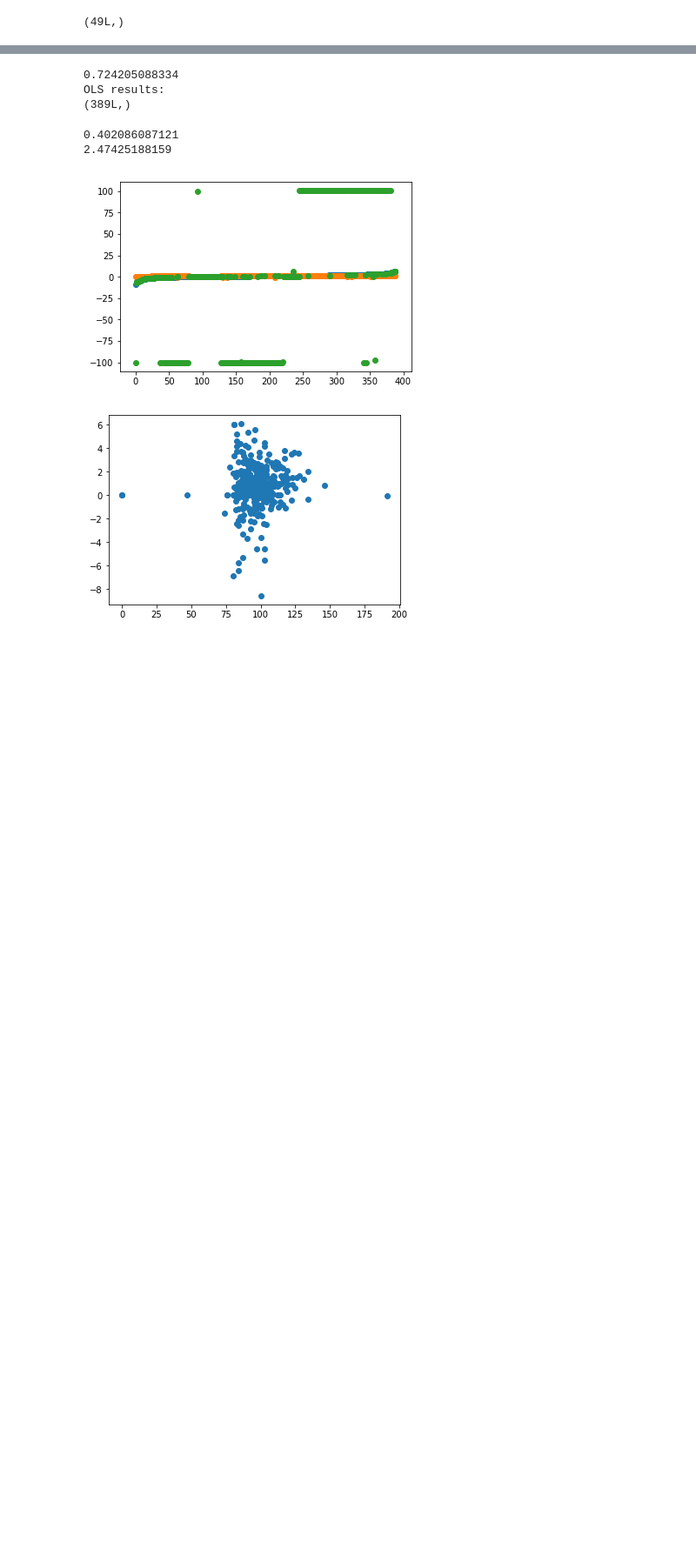
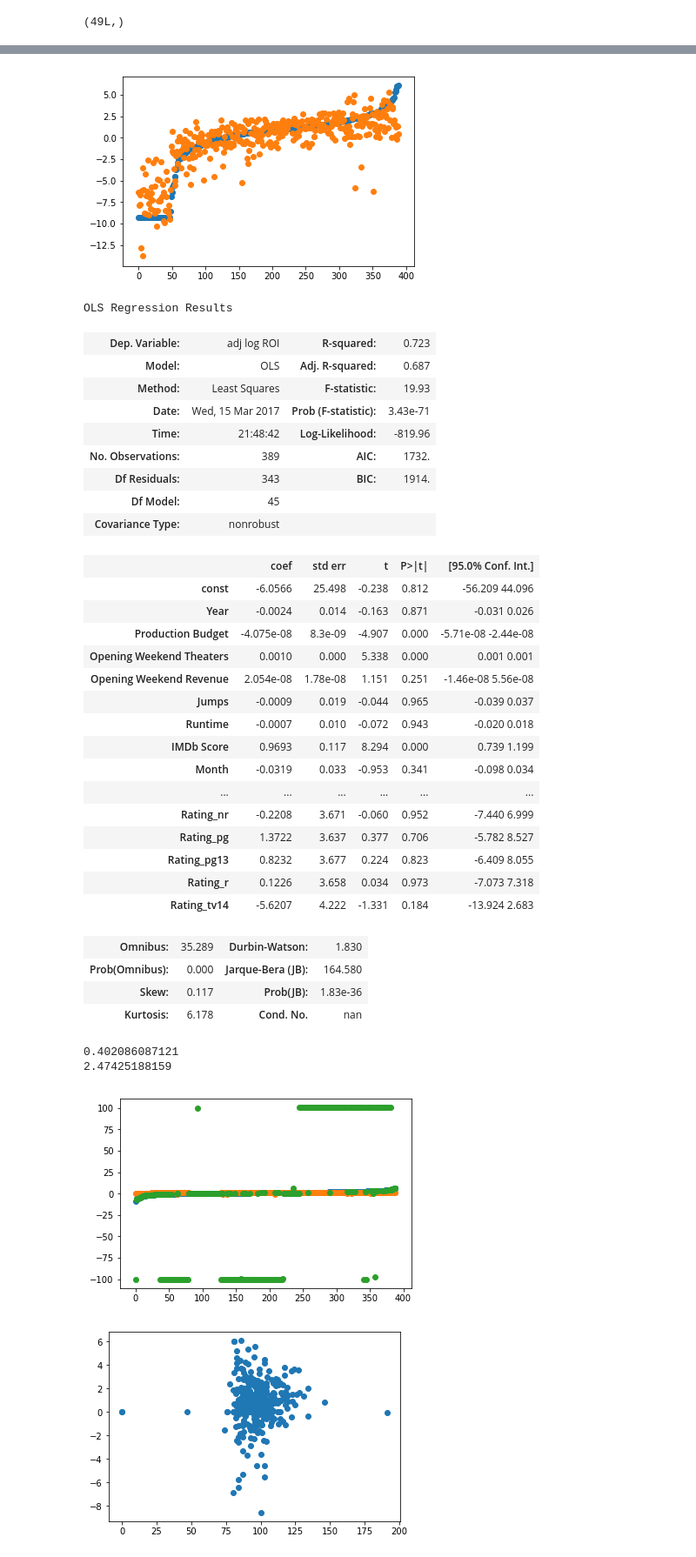
Before and after one commit to jasonyzhao/MetricsB, a Jupyter notebook: MetricsB.ipynb, the cells around one changed output, grey strips where cells are left out. Shown: that part at 87% size. Cells and saved outputs as stored; diff of their text form; code cells hidden in the pictures; blank space fills up the shorter version.

Commit message:
added output files

```diff
--- a/MetricsB.ipynb
+++ b/MetricsB.ipynb
@@ -353,23 +350,64 @@ print np.dot(ydiff,ydiff)/len(ydiff)
 # %%
 #y_pred = lassoreg.predict(data[predictors])
 # rss = np.sum((y_pred - df['ROI'])**2)
 import statsmodels.api as sm
-lm = LinearRegression()
-lm.fit(X,y)
-coefs =  lm.coef_
-print lm.score(X,y)
-print("OLS results: ")
-zip(dummies.columns[3:], coefs)
+X2 = sm.add_constant(X)
+# lm = LinearRegression()
+# lm.fit(X2,y)
+# coefs =  lm.coef_
+# print lm.score(X2,y)
+# print("OLS results: ")
+# print zip(dummies.columns[3:], coefs)
 
-model = sm.OLS(y,X)#stats0models.regression.linear_models.ols(y,X)#sm.ols(y,X)
-result = model.fit_regularized(alpha=0.0025, l1_wt=1)
-result.summary()
-smhat = result.predict(X)
-print smhat.shape
+model = sm.OLS(y,X2)#stats0models.regression.linear_models.ols(y,X)#sm.ols(y,X)
+result = model.fit_regularized(alpha=0.002, l1_wt=1)
+yhat = result.predict(X2)
+yhat = np.array(yhat)
+ys = np.array(y)
+sort = np.argsort(ys)
+plt.scatter(np.arange(len(ys)),ys[sort])
+plt.scatter(np.arange(len(ys)),yhat[sort])
+plt.show()
+summary = result.summary()
+#np.savetxt("lassosummary.txt", summary)
+text_file = open("LassoOutput.txt", "w")
+text_file.write(str(summary))
+text_file.close()
+summary
+# smhat = result.predict(X)
+# print smhat.shape
 # %% [output]
+[figure, added]
-0.724205088334
-OLS results:
-(389L,)
+OLS Regression Results
+| Dep. Variable: | adj log ROI | R-squared: | 0.723 |
+| Model: | OLS | Adj. R-squared: | 0.687 |
+| Method: | Least Squares | F-statistic: | 19.93 |
+| Date: | Wed, 15 Mar 2017 | Prob (F-statistic): | 3.43e-71 |
+| Time: | 21:48:42 | Log-Likelihood: | -819.96 |
+| No. Observations: | 389 | AIC: | 1732. |
+| Df Residuals: | 343 | BIC: | 1914. |
+| Df Model: | 45 |  |  |
+| Covariance Type: | nonrobust |  |  |
+|  | coef | std err | t | P>|t| | [95.0% Conf. Int.] |
+| const | -6.0566 | 25.498 | -0.238 | 0.812 | -56.209 44.096 |
+| Year | -0.0024 | 0.014 | -0.163 | 0.871 | -0.031 0.026 |
+| Production Budget | -4.075e-08 | 8.3e-09 | -4.907 | 0.000 | -5.71e-08 -2.44e-08 |
+| Opening Weekend Theaters | 0.0010 | 0.000 | 5.338 | 0.000 | 0.001 0.001 |
+| Opening Weekend Revenue | 2.054e-08 | 1.78e-08 | 1.151 | 0.251 | -1.46e-08 5.56e-08 |
+| Jumps | -0.0009 | 0.019 | -0.044 | 0.965 | -0.039 0.037 |
+| Runtime | -0.0007 | 0.010 | -0.072 | 0.943 | -0.020 0.018 |
+| IMDb Score | 0.9693 | 0.117 | 8.294 | 0.000 | 0.739 1.199 |
+| Month | -0.0319 | 0.033 | -0.953 | 0.341 | -0.098 0.034 |
+| ... | ... | ... | ... | ... | ... |
+| Rating_nr | -0.2208 | 3.671 | -0.060 | 0.952 | -7.440 6.999 |
+| Rating_pg | 1.3722 | 3.637 | 0.377 | 0.706 | -5.782 8.527 |
+| Rating_pg13 | 0.8232 | 3.677 | 0.224 | 0.823 | -6.409 8.055 |
+| Rating_r | 0.1226 | 3.658 | 0.034 | 0.973 | -7.073 7.318 |
+| Rating_tv14 | -5.6207 | 4.222 | -1.331 | 0.184 | -13.924 2.683 |
+| Omnibus: | 35.289 | Durbin-Watson: | 1.830 |
+| Prob(Omnibus): | 0.000 | Jarque-Bera (JB): | 164.580 |
+| Skew: | 0.117 | Prob(JB): | 1.83e-36 |
+| Kurtosis: | 6.178 | Cond. No. | nan |
 # %%
 print lm.score(X,y)
 yhat = lassoreg.predict(X)
```
Also changed, not shown: parts of 12 cells of this notebook, 3 other files.
